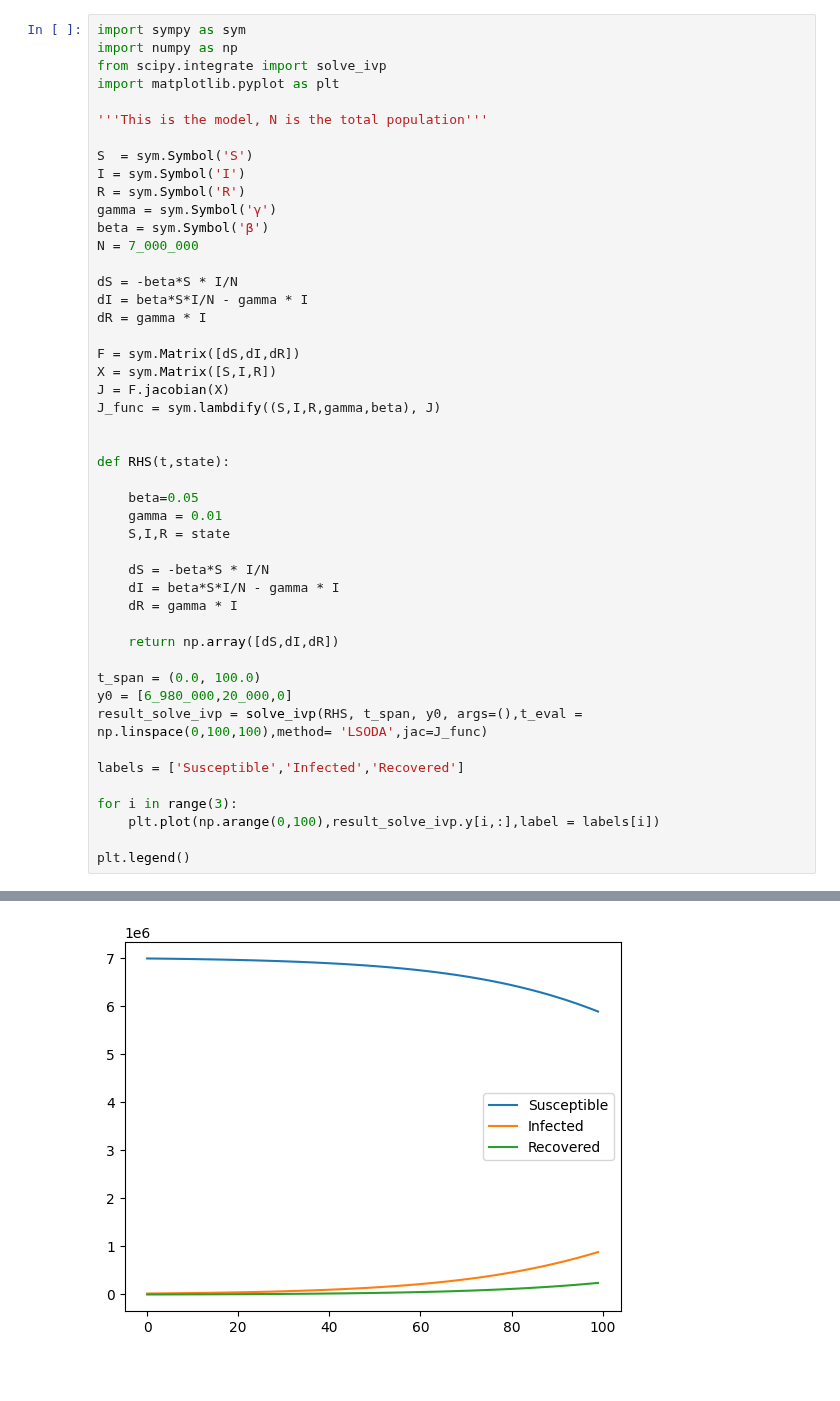
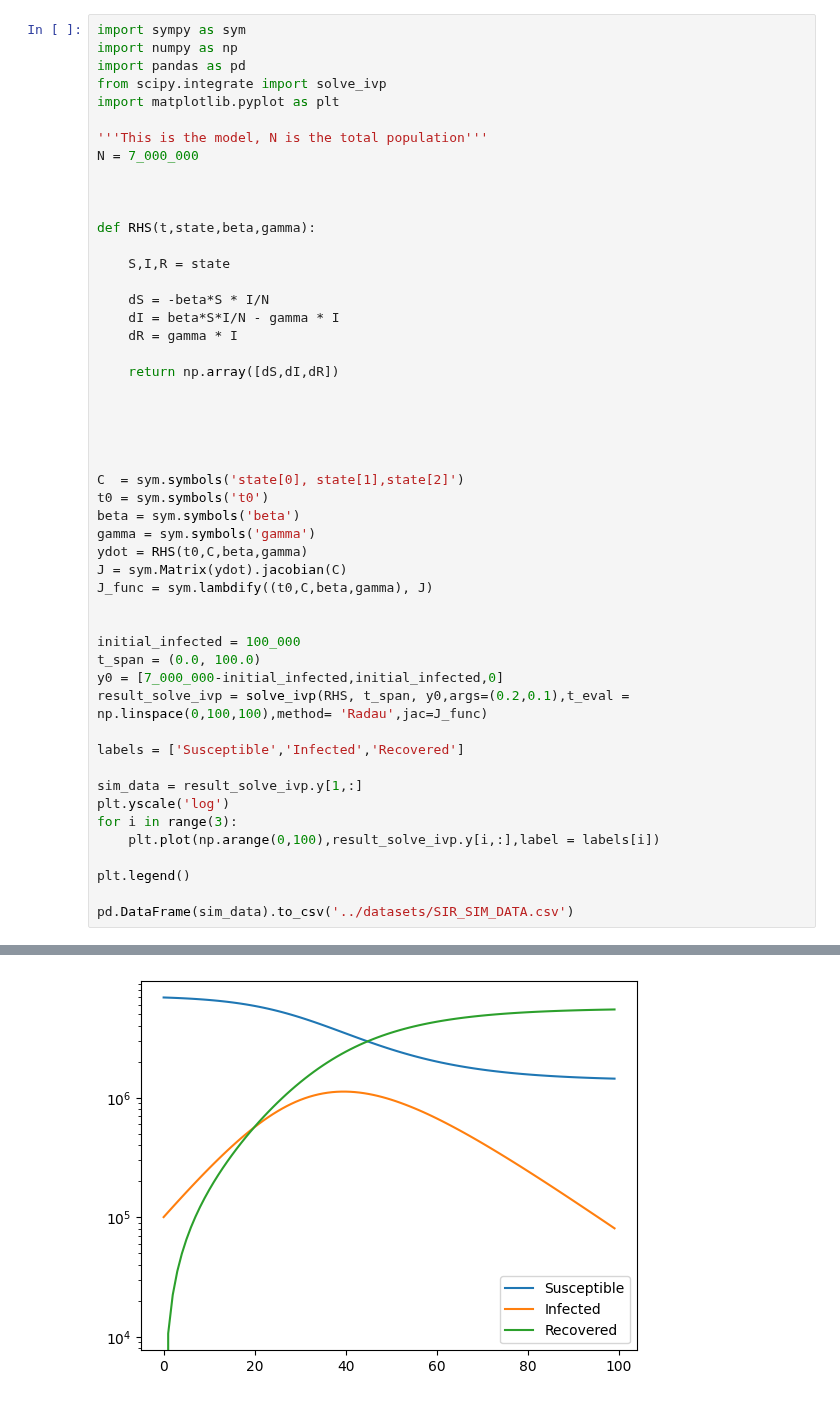
Before and after one commit to atiumcache/PF_forecast, a Jupyter notebook: juptyer notebooks/JacobianAndSim.ipynb, the cells around one changed output, grey strips where cells are left out. Saved outputs shown, nothing was run; the diff lists cells and outputs as text; blank space fills up the shorter version.

```diff
--- a/juptyer notebooks/JacobianAndSim.ipynb
+++ b/juptyer notebooks/JacobianAndSim.ipynb
@@ -1,32 +1,17 @@
 # %%
 import sympy as sym
 import numpy as np
+import pandas as pd
 from scipy.integrate import solve_ivp
 import matplotlib.pyplot as plt
 
 '''This is the model, N is the total population'''
-
-S  = sym.Symbol('S')
-I = sym.Symbol('I')
-R = sym.Symbol('R')
-gamma = sym.Symbol('γ')
-beta = sym.Symbol('β')
 N = 7_000_000
 
-dS = -beta*S * I/N
-dI = beta*S*I/N - gamma * I
-dR = gamma * I
-
-F = sym.Matrix([dS,dI,dR])
-X = sym.Matrix([S,I,R])
-J = F.jacobian(X)
-J_func = sym.lambdify((S,I,R,gamma,beta), J)
 
 
-def RHS(t,state):
+def RHS(t,state,beta,gamma):
 
-    beta=0.05
-    gamma = 0.01
     S,I,R = state
 
     dS = -beta*S * I/N
@@ -35,14 +20,32 @@ def RHS(t,state):
 
     return np.array([dS,dI,dR])
 
+
+
+
+
+C  = sym.symbols('state[0], state[1],state[2]')
+t0 = sym.symbols('t0')
+beta = sym.symbols('beta')
+gamma = sym.symbols('gamma')
+ydot = RHS(t0,C,beta,gamma)
+J = sym.Matrix(ydot).jacobian(C)
+J_func = sym.lambdify((t0,C,beta,gamma), J)
+
+
+initial_infected = 100_000
 t_span = (0.0, 100.0)
-y0 = [6_980_000,20_000,0]
-result_solve_ivp = solve_ivp(RHS, t_span, y0, args=(),t_eval = np.linspace(0,100,100),method= 'LSODA',jac=J_func)
+y0 = [7_000_000-initial_infected,initial_infected,0]
+result_solve_ivp = solve_ivp(RHS, t_span, y0,args=(0.2,0.1),t_eval = np.linspace(0,100,100),method= 'Radau',jac=J_func)
 
 labels = ['Susceptible','Infected','Recovered']
 
+sim_data = result_solve_ivp.y[1,:]
+plt.yscale('log')
 for i in range(3):
     plt.plot(np.arange(0,100),result_solve_ivp.y[i,:],label = labels[i])
 
 plt.legend()
+
+pd.DataFrame(sim_data).to_csv('../datasets/SIR_SIM_DATA.csv')
 # %% [output]
@@ -50 +52 @@ plt.legend()
-[figure, old version]
+[figure, new version]
```
Also changed, not shown: parts of 1 cell of this notebook, 8 other files.
